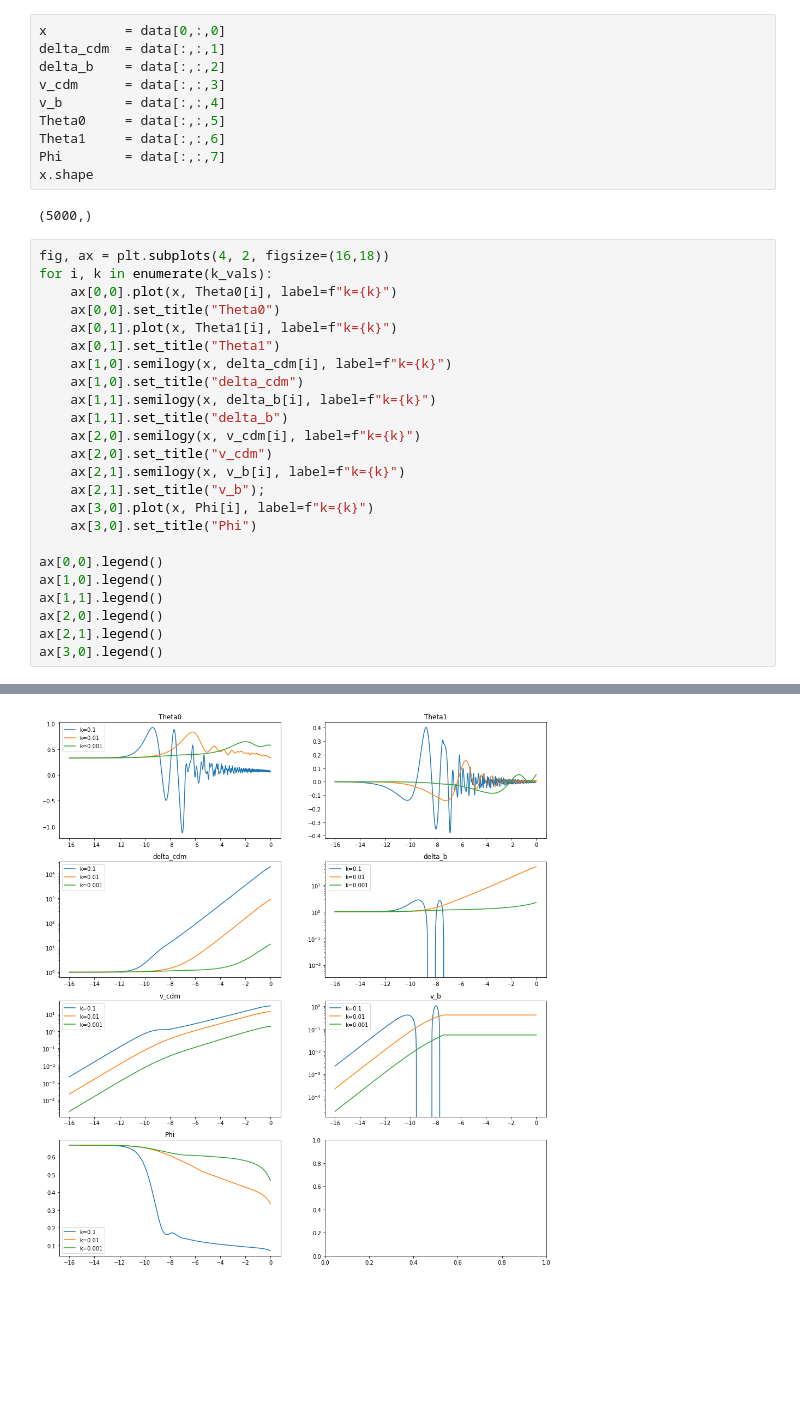
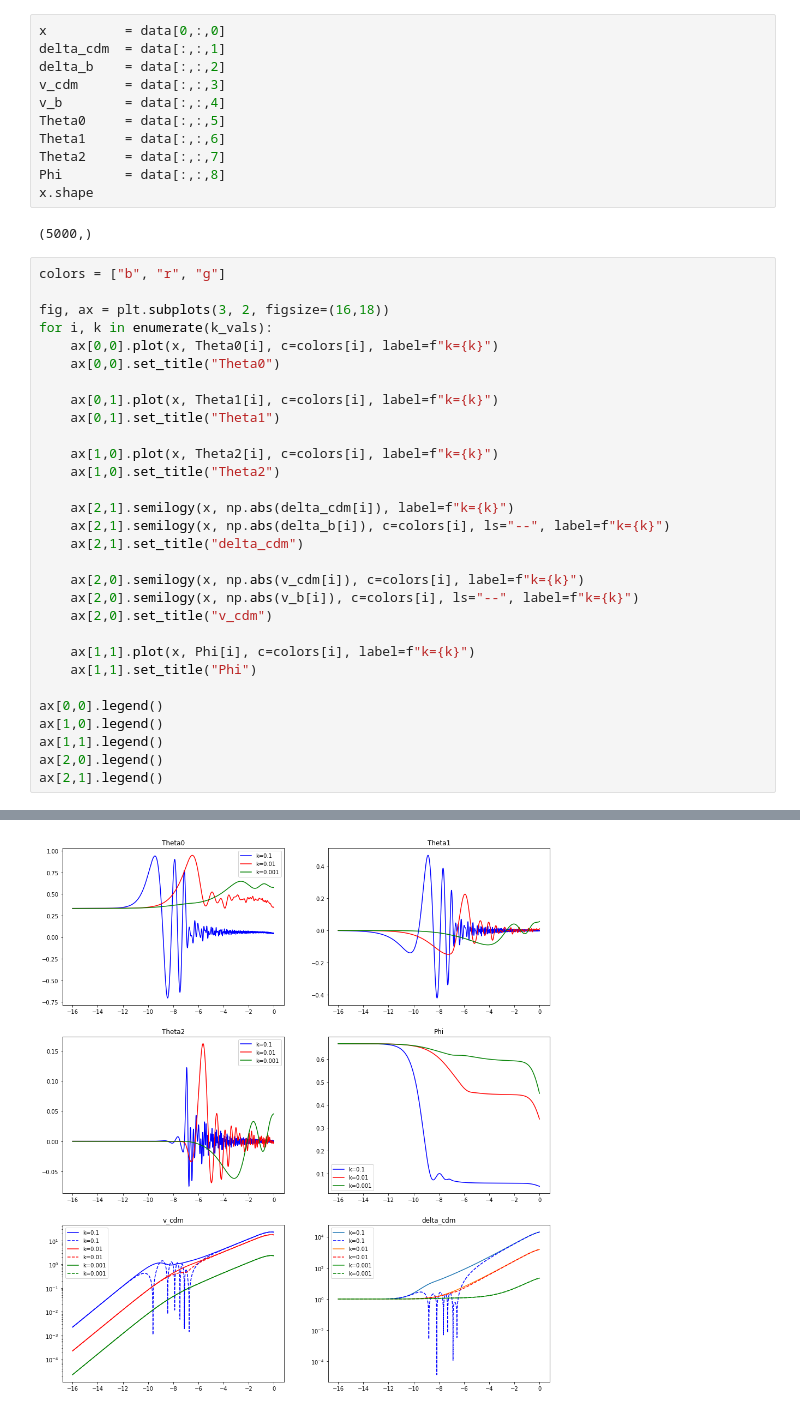
Before and after one commit to asdfbat/AST5220, a Jupyter notebook: Project/Python/m3_plotting.ipynb, the cells around one changed output, grey strips where cells are left out. Cells and saved outputs as stored; diff of their text form; blank space fills up the shorter version.

```diff
--- a/Project/Python/m3_plotting.ipynb
+++ b/Project/Python/m3_plotting.ipynb
@@ -20,34 +20,41 @@ v_cdm      = data[:,:,3]
 v_b        = data[:,:,4]
 Theta0     = data[:,:,5]
 Theta1     = data[:,:,6]
-Phi        = data[:,:,7]
+Theta2     = data[:,:,7]
+Phi        = data[:,:,8]
 x.shape
 # %% [output]
 (5000,)
 # %%
-fig, ax = plt.subplots(4, 2, figsize=(16,18))
+colors = ["b", "r", "g"]
+
+fig, ax = plt.subplots(3, 2, figsize=(16,18))
 for i, k in enumerate(k_vals):
-    ax[0,0].plot(x, Theta0[i], label=f"k={k}")
+    ax[0,0].plot(x, Theta0[i], c=colors[i], label=f"k={k}")
     ax[0,0].set_title("Theta0")
-    ax[0,1].plot(x, Theta1[i], label=f"k={k}")
+
+    ax[0,1].plot(x, Theta1[i], c=colors[i], label=f"k={k}")
     ax[0,1].set_title("Theta1")
-    ax[1,0].semilogy(x, delta_cdm[i], label=f"k={k}")
-    ax[1,0].set_title("delta_cdm")
-    ax[1,1].semilogy(x, delta_b[i], label=f"k={k}")
-    ax[1,1].set_title("delta_b")
-    ax[2,0].semilogy(x, v_cdm[i], label=f"k={k}")
+
+    ax[1,0].plot(x, Theta2[i], c=colors[i], label=f"k={k}")
+    ax[1,0].set_title("Theta2")
+
+    ax[2,1].semilogy(x, np.abs(delta_cdm[i]), label=f"k={k}")
+    ax[2,1].semilogy(x, np.abs(delta_b[i]), c=colors[i], ls="--", label=f"k={k}")
+    ax[2,1].set_title("delta_cdm")
+
+    ax[2,0].semilogy(x, np.abs(v_cdm[i]), c=colors[i], label=f"k={k}")
+    ax[2,0].semilogy(x, np.abs(v_b[i]), c=colors[i], ls="--", label=f"k={k}")
     ax[2,0].set_title("v_cdm")
-    ax[2,1].semilogy(x, v_b[i], label=f"k={k}")
-    ax[2,1].set_title("v_b");
-    ax[3,0].plot(x, Phi[i], label=f"k={k}")
-    ax[3,0].set_title("Phi")
+
+    ax[1,1].plot(x, Phi[i], c=colors[i], label=f"k={k}")
+    ax[1,1].set_title("Phi")
 
 ax[0,0].legend()
 ax[1,0].legend()
 ax[1,1].legend()
 ax[2,0].legend()
 ax[2,1].legend()
-ax[3,0].legend()
 # %% [output]
 <matplotlib.legend.Legend at 0x...>
-[figure, old version]
+[figure, new version]
```
Also changed, not shown: parts of 1 cell of this notebook.
